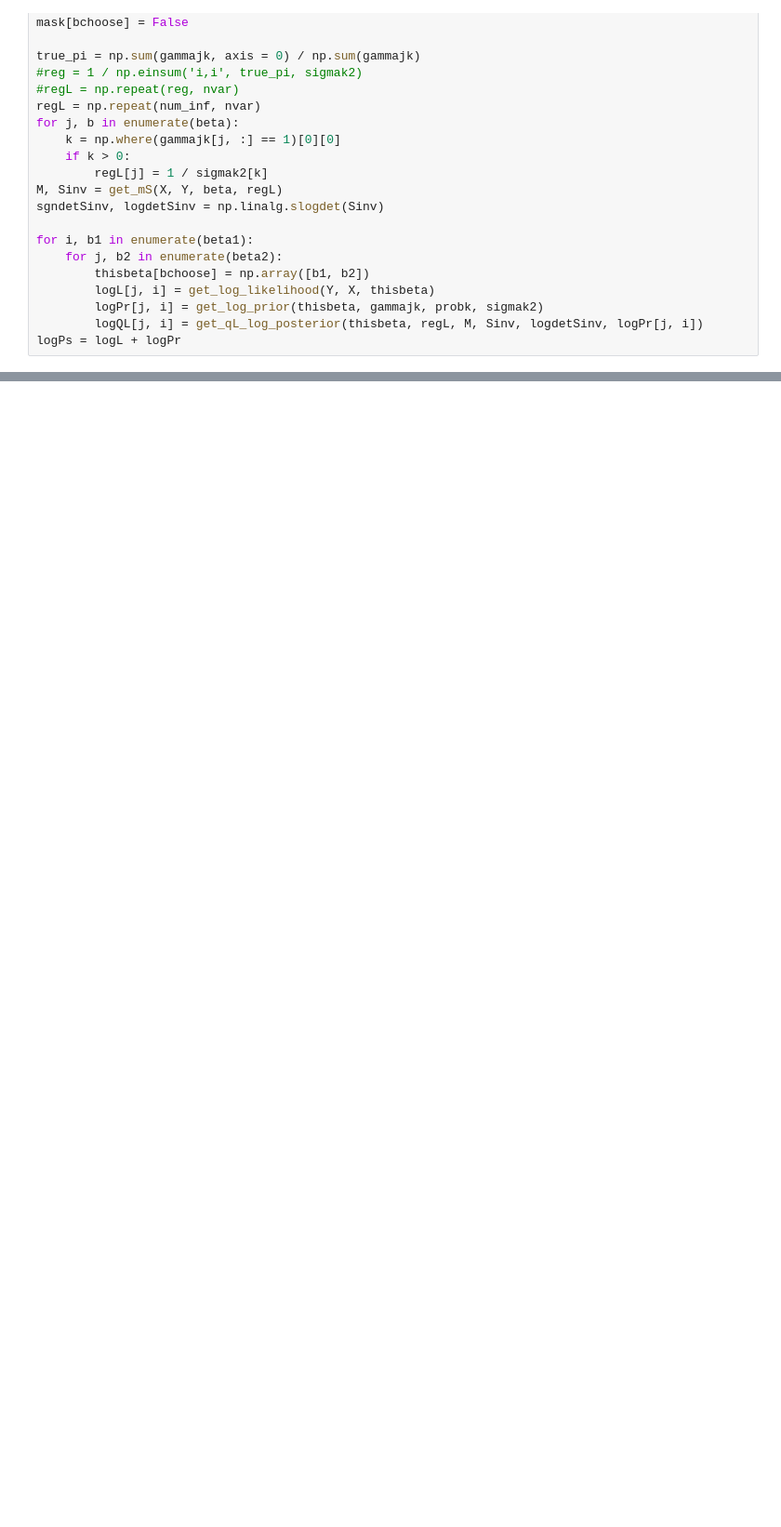
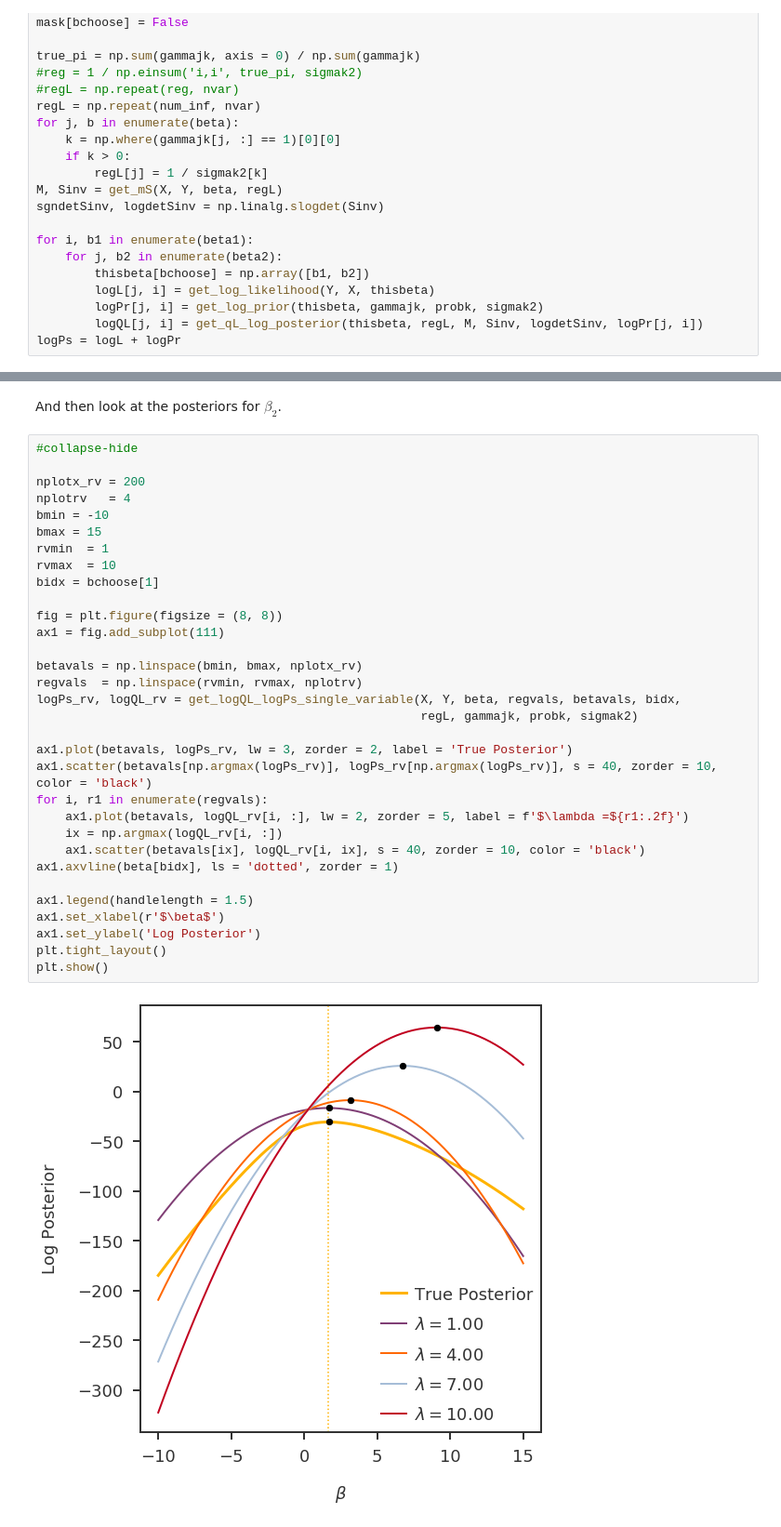
Before and after one commit to banskt/glm-ash-notes, a Jupyter notebook: _notebooks/2020-06-22-intuition-for-quasi-Laplace.ipynb, the cells around one changed output, grey strips where cells are left out. Shown at 93% size. Drawn from its saved outputs; the diff is of its cells as text; blank space fills up the shorter version.

```diff
--- a/_notebooks/2020-06-22-intuition-for-quasi-Laplace.ipynb
+++ b/_notebooks/2020-06-22-intuition-for-quasi-Laplace.ipynb
@@ -300,0 +340,36 @@ plt.show()
+# %% [markdown]
+And then look at the posteriors for $\beta_2$.
+# %%
+#collapse-hide
+
+nplotx_rv = 200
+nplotrv   = 4
+bmin = -10
+bmax = 15
+rvmin  = 1
+rvmax  = 10
+bidx = bchoose[1]
+
+fig = plt.figure(figsize = (8, 8))
+ax1 = fig.add_subplot(111)
+
+betavals = np.linspace(bmin, bmax, nplotx_rv)
+regvals  = np.linspace(rvmin, rvmax, nplotrv)
+logPs_rv, logQL_rv = get_logQL_logPs_single_variable(X, Y, beta, regvals, betavals, bidx,
+                                                     regL, gammajk, probk, sigmak2)
+
+ax1.plot(betavals, logPs_rv, lw = 3, zorder = 2, label = 'True Posterior')
+ax1.scatter(betavals[np.argmax(logPs_rv)], logPs_rv[np.argmax(logPs_rv)], s = 40, zorder = 10, color = 'black')
+for i, r1 in enumerate(regvals):
+    ax1.plot(betavals, logQL_rv[i, :], lw = 2, zorder = 5, label = f'$\lambda =${r1:.2f}')
+    ix = np.argmax(logQL_rv[i, :])
+    ax1.scatter(betavals[ix], logQL_rv[i, ix], s = 40, zorder = 10, color = 'black')
+ax1.axvline(beta[bidx], ls = 'dotted', zorder = 1)
+
+ax1.legend(handlelength = 1.5)
+ax1.set_xlabel(r'$\beta$')
+ax1.set_ylabel('Log Posterior')
+plt.tight_layout()
+plt.show()
+# %% [output]
+[figure, added]
```
Also changed, not shown: parts of 15 cells of this notebook.
